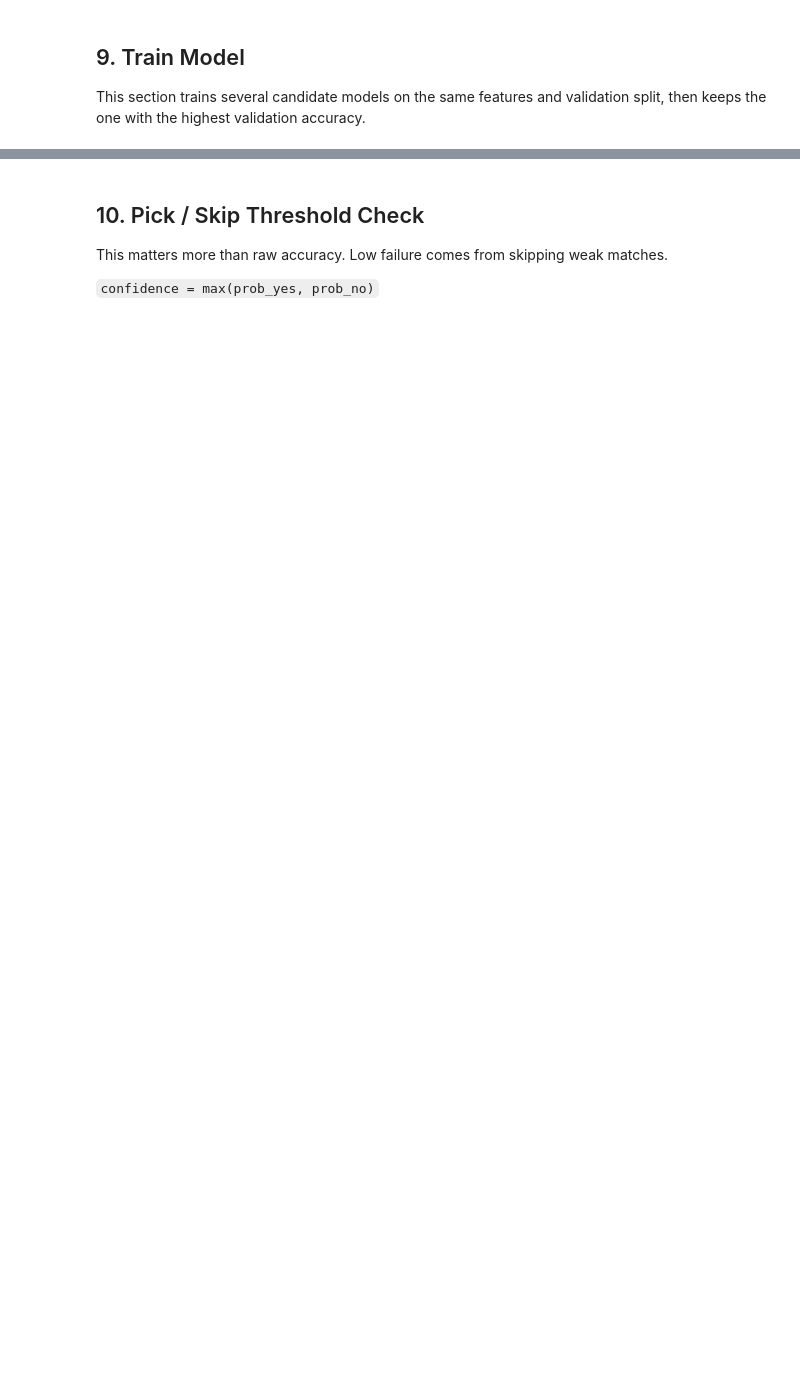
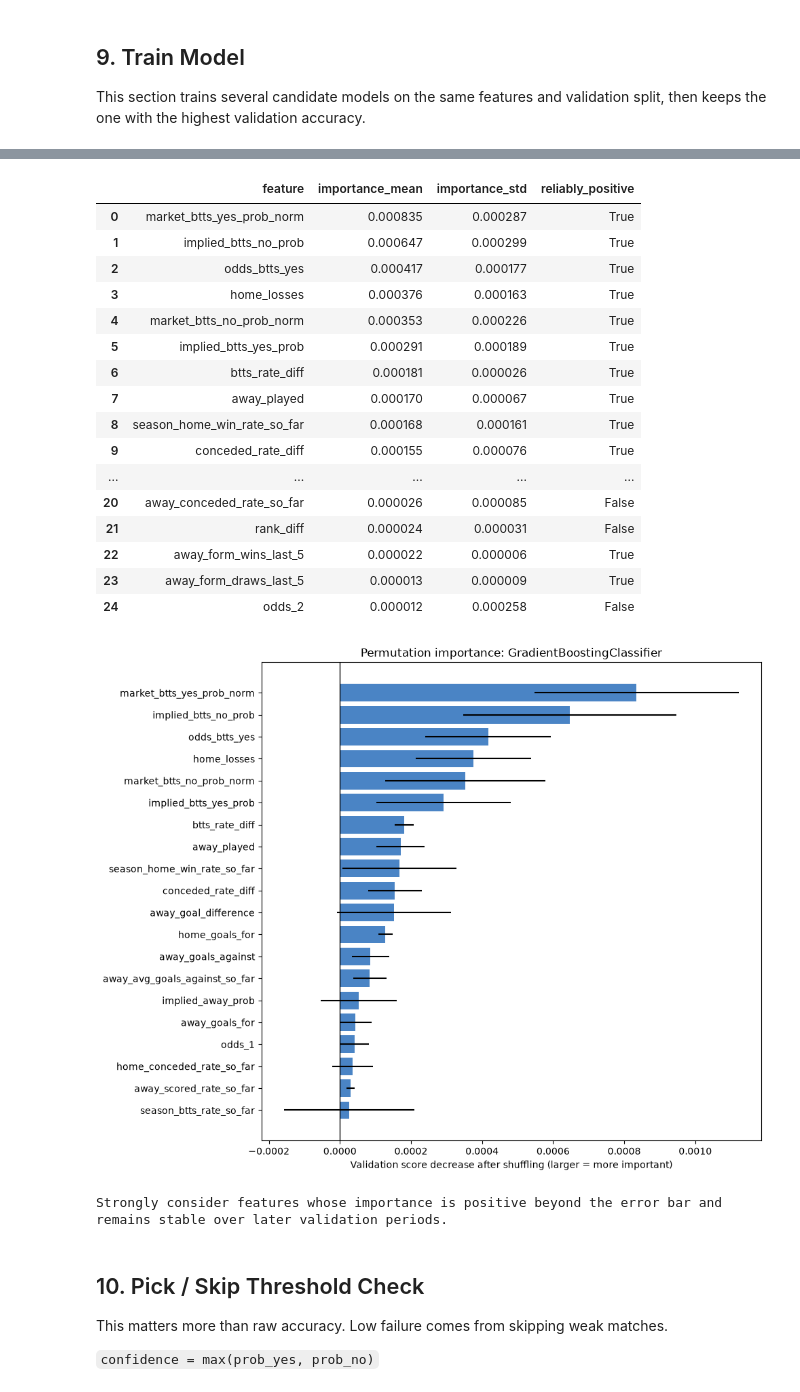
Before and after one commit to mugabi2/BP, a Jupyter notebook: notebooks/01_btts_model_training.ipynb, the cells around one changed output, grey strips where cells are left out. Cells and saved outputs as stored; diff of their text form; code cells hidden in the pictures; blank space fills up the shorter version.

```diff
--- a/notebooks/01_btts_model_training.ipynb
+++ b/notebooks/01_btts_model_training.ipynb
@@ -580,3 +769,38 @@ print(classification_report(y_valid, valid_pred, target_names=["BTTS No", "BTTS
+# %%
+sample_n = min(1500, len(X_valid))
+xai_x = X_valid.sample(sample_n, random_state=RANDOM_STATE)
+xai_y = y_valid.loc[xai_x.index]
+perm = permutation_importance(model, xai_x, xai_y, scoring="neg_brier_score", n_repeats=3, random_state=RANDOM_STATE, n_jobs=1)
+importance_report = pd.DataFrame({"feature": MODEL_FEATURES, "importance_mean": perm.importances_mean, "importance_std": perm.importances_std})
+importance_report = importance_report.sort_values("importance_mean", ascending=False).reset_index(drop=True)
+importance_report["reliably_positive"] = importance_report["importance_mean"] > importance_report["importance_std"]
+display(importance_report.head(25))
+plot_importance = importance_report.head(20).sort_values("importance_mean")
+fig, ax = plt.subplots(figsize=(10, 8))
+ax.barh(plot_importance["feature"], plot_importance["importance_mean"], xerr=plot_importance["importance_std"], color="#2a6fbb", alpha=0.85)
+ax.axvline(0, color="black", linewidth=1); ax.set_title(f"Permutation importance: {best_model_name}")
+ax.set_xlabel("Validation score decrease after shuffling (larger = more important)"); fig.tight_layout(); plt.show()
+print("Strongly consider features whose importance is positive beyond the error bar and remains stable over later validation periods.")
+# %% [output]
+|  | feature | importance_mean | importance_std | reliably_positive |
+| 0 | market_btts_yes_prob_norm | 0.000835 | 0.000287 | True |
+| 1 | implied_btts_no_prob | 0.000647 | 0.000299 | True |
+| 2 | odds_btts_yes | 0.000417 | 0.000177 | True |
+| 3 | home_losses | 0.000376 | 0.000163 | True |
+| 4 | market_btts_no_prob_norm | 0.000353 | 0.000226 | True |
+| 5 | implied_btts_yes_prob | 0.000291 | 0.000189 | True |
+| 6 | btts_rate_diff | 0.000181 | 0.000026 | True |
+| 7 | away_played | 0.000170 | 0.000067 | True |
+| 8 | season_home_win_rate_so_far | 0.000168 | 0.000161 | True |
+| 9 | conceded_rate_diff | 0.000155 | 0.000076 | True |
+| ... | ... | ... | ... | ... |
+| 20 | away_conceded_rate_so_far | 0.000026 | 0.000085 | False |
+| 21 | rank_diff | 0.000024 | 0.000031 | False |
+| 22 | away_form_wins_last_5 | 0.000022 | 0.000006 | True |
+| 23 | away_form_draws_last_5 | 0.000013 | 0.000009 | True |
+| 24 | odds_2 | 0.000012 | 0.000258 | False |
+[figure, added]
+Strongly consider features whose importance is positive beyond the error bar and remains stable over later validation periods.
 # %% [markdown]
 ## 10. Pick / Skip Threshold Check
 
```
Also changed, not shown: parts of 20 cells of this notebook, 16 other files.
